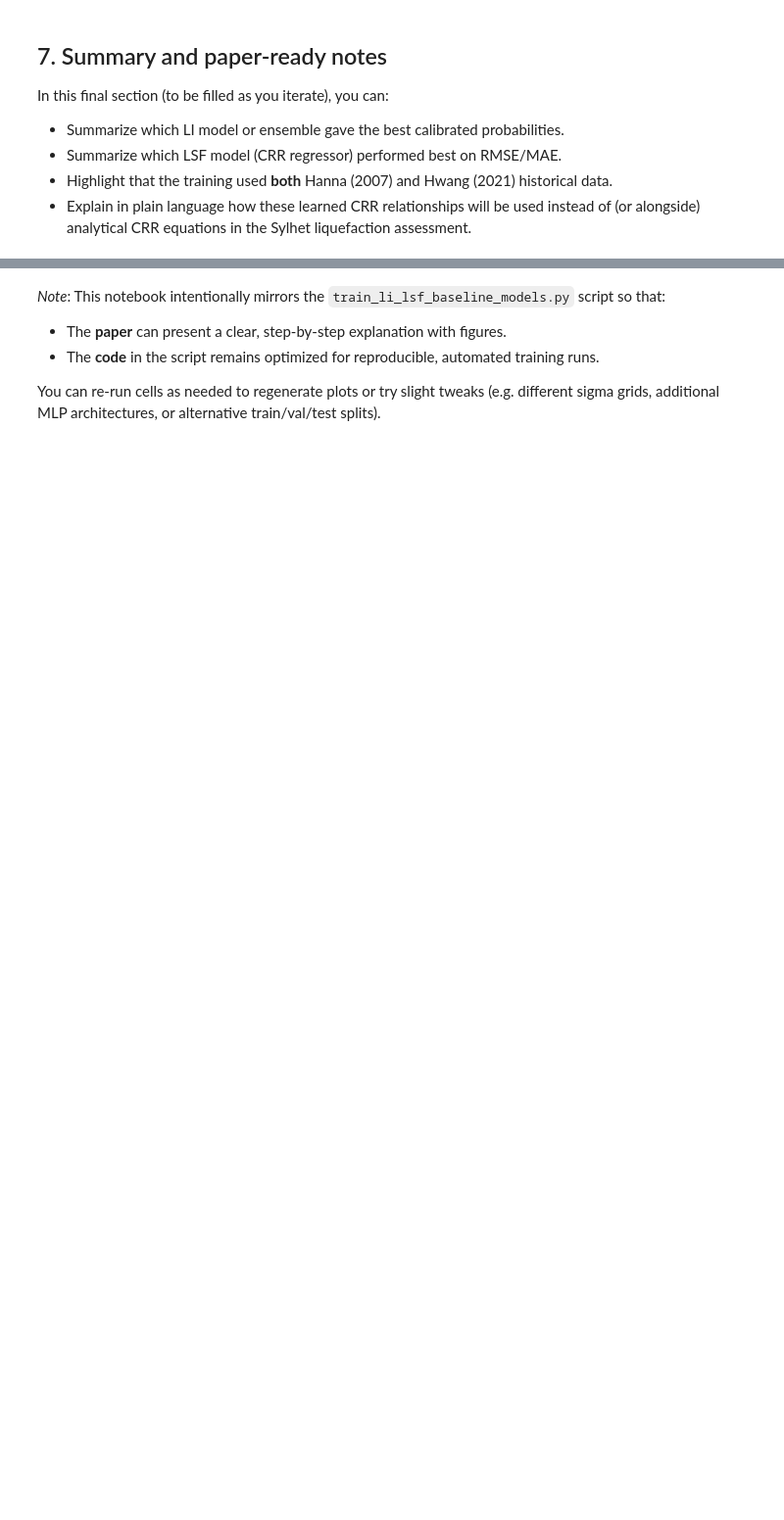
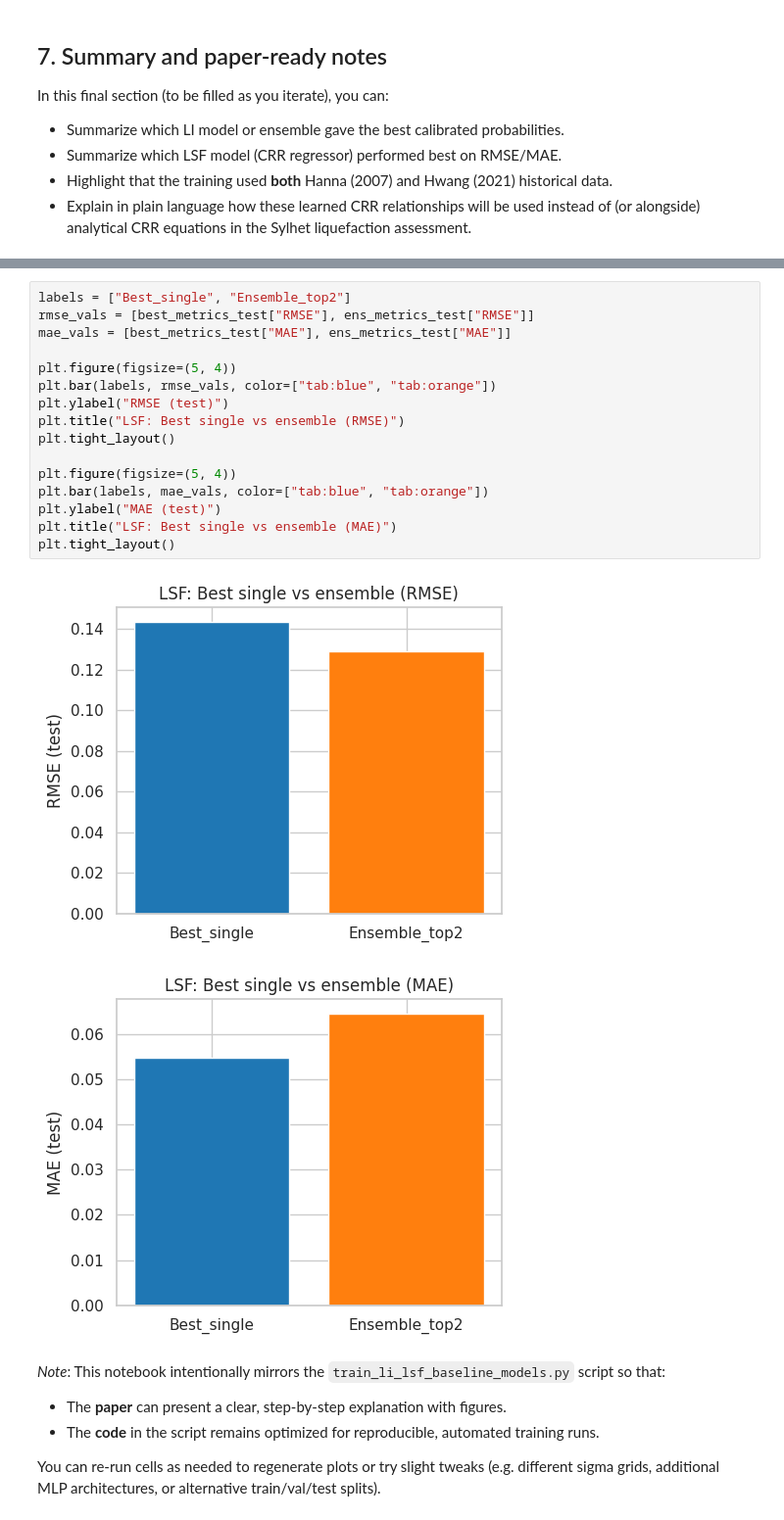
Before and after one commit to Galadon123/LPI_with_machine_learning, a Jupyter notebook: training_pipeline/historical_li_lsf_training.ipynb, the cells around one changed output, grey strips where cells are left out. Shown at 98% size. Cells and saved outputs as stored; diff of their text form; blank space fills up the shorter version.

```diff
--- a/training_pipeline/historical_li_lsf_training.ipynb
+++ b/training_pipeline/historical_li_lsf_training.ipynb
@@ -433,3 +645,22 @@ In this final section (to be filled as you iterate), you can:
+# %%
+labels = ["Best_single", "Ensemble_top2"]
+rmse_vals = [best_metrics_test["RMSE"], ens_metrics_test["RMSE"]]
+mae_vals = [best_metrics_test["MAE"], ens_metrics_test["MAE"]]
+
+plt.figure(figsize=(5, 4))
+plt.bar(labels, rmse_vals, color=["tab:blue", "tab:orange"])
+plt.ylabel("RMSE (test)")
+plt.title("LSF: Best single vs ensemble (RMSE)")
+plt.tight_layout()
+
+plt.figure(figsize=(5, 4))
+plt.bar(labels, mae_vals, color=["tab:blue", "tab:orange"])
+plt.ylabel("MAE (test)")
+plt.title("LSF: Best single vs ensemble (MAE)")
+plt.tight_layout()
+# %% [output]
+[figure, added]
+[figure, added]
 # %% [markdown]
 _Note_: This notebook intentionally mirrors the `train_li_lsf_baseline_models.py` script so that:
 - The **paper** can present a clear, step-by-step explanation with figures.
```
Also changed, not shown: parts of 10 cells of this notebook, 14 other files.
